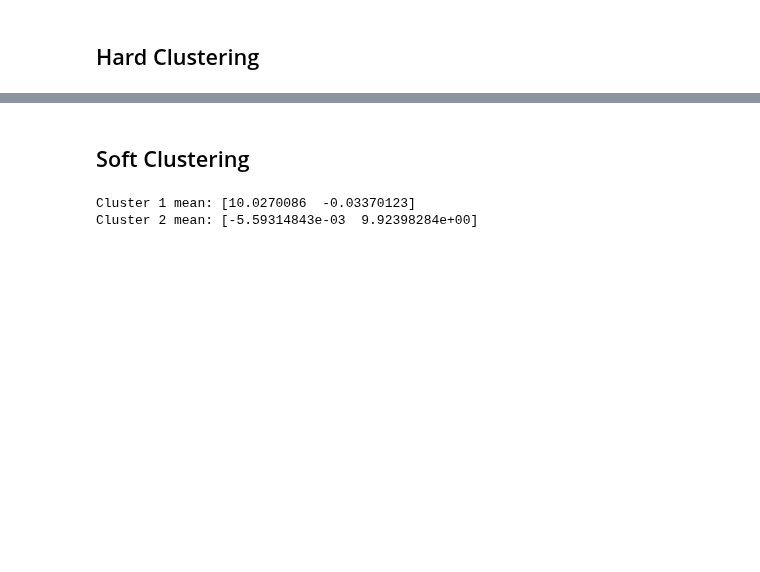
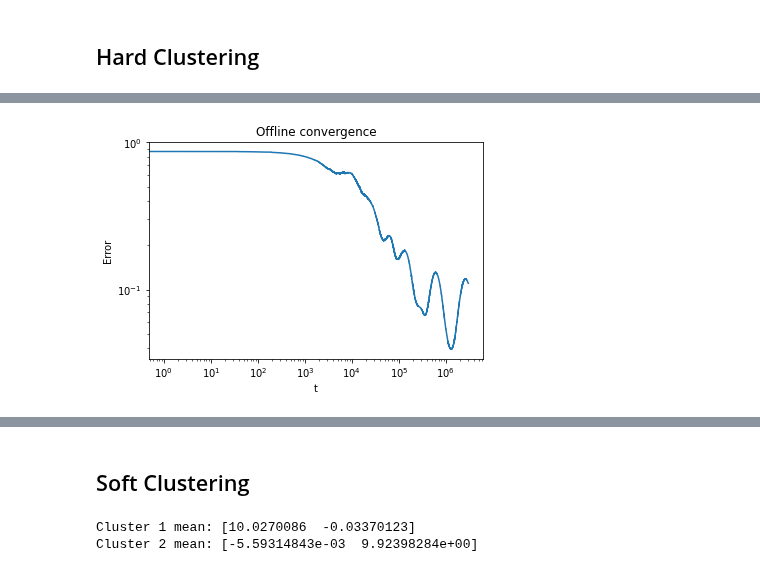
Before and after one commit to flatironinstitute/bio-lda, a Jupyter notebook: Clustering.ipynb, the cells around one changed output, grey strips where cells are left out. Cells and saved outputs as stored; diff of their text form; code cells hidden in the pictures; blank space fills up the shorter version.

```diff
--- a/Clustering.ipynb
+++ b/Clustering.ipynb
@@ -200,0 +215,8 @@ w = run_sparse(Y,Z)
+# %%
+plt.loglog(range(iters), err)
+plt.ylabel("Error")
+plt.xlabel("t")
+plt.title("Offline convergence")
+plt.show()
+# %% [output]
+[figure, added]
```
Also changed, not shown: parts of 14 cells of this notebook, 1 other file.
